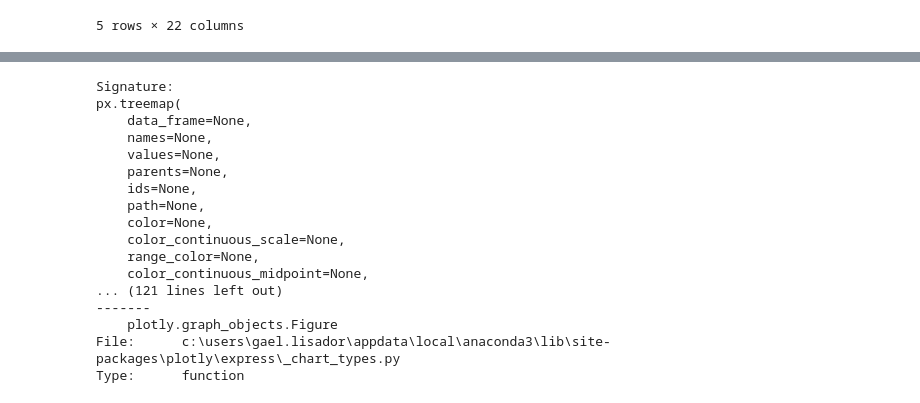
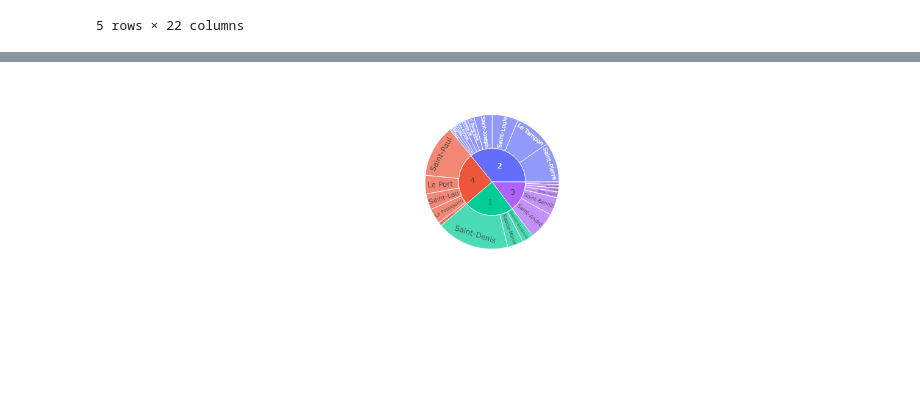
Before and after one commit to gabs974/datavizreunion, a Jupyter notebook: dataviz_evolution_pop_974.ipynb, the cells around one changed output, grey strips where cells are left out. Cells and saved outputs as stored; diff of their text form; code cells hidden in the pictures; blank space fills up the shorter version.

```diff
--- a/dataviz_evolution_pop_974.ipynb
+++ b/dataviz_evolution_pop_974.ipynb
@@ -31,20 +36,0 @@ px.treemap(population,
-# %%
-px.treemap?
-# %% [output]
-Signature:
-px.treemap(
-    data_frame=None,
-    names=None,
-    values=None,
-    parents=None,
-    ids=None,
-    path=None,
-    color=None,
-    color_continuous_scale=None,
-    range_color=None,
-    color_continuous_midpoint=None,
-... (121 lines left out)
--------
-    plotly.graph_objects.Figure
-File:      c:\users\gael.lisador\appdata\local\anaconda3\lib\site-packages\plotly\express\_chart_types.py
-Type:      function
@@ -50,0 +39,7 @@ Type:      function
+# %%
+# sunburst
+px.sunburst(population,
+          path=["Code arrondissement départemental","Nom de la commune"],
+          values="Population totale")
+# %% [output]
+[figure, added]
```
Also changed, not shown: parts of 11 cells of this notebook, 1 other file.
